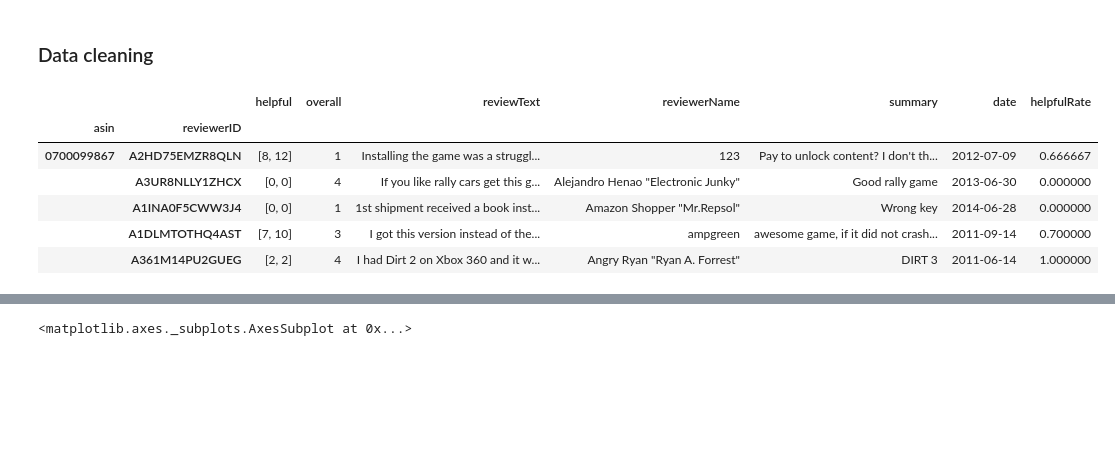
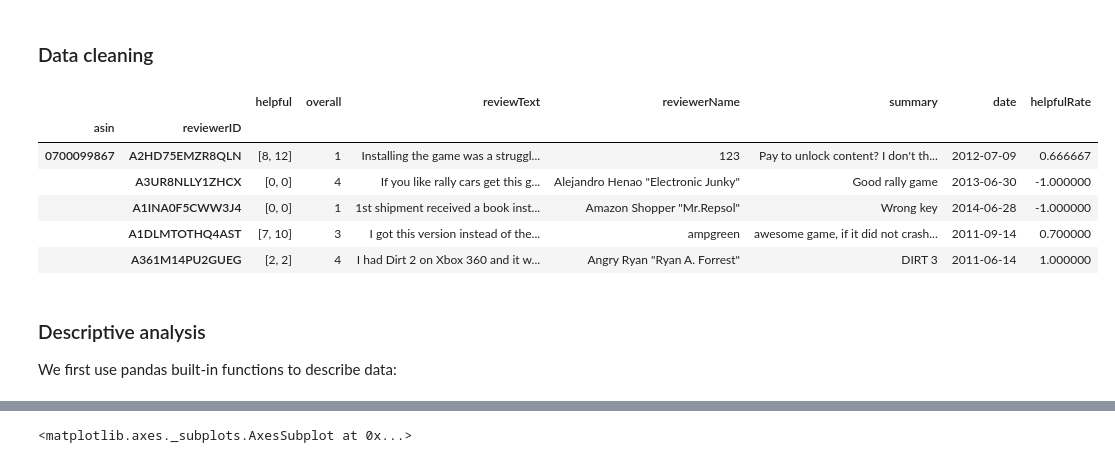
Before and after one commit to adamazon/adamazon-code, a Jupyter notebook: Project.ipynb, the cells around one changed output, grey strips where cells are left out. Saved outputs shown, nothing was run; the diff lists cells and outputs as text; code cells hidden in the pictures; blank space fills up the shorter version.

```diff
--- a/Project.ipynb
+++ b/Project.ipynb
@@ -47,23 +47,27 @@ dtype: object
 # %%
 def helpful_rate(row):
     was_helpful = row.helpful[0]
     total_evaluations = row.helpful[1]
 
     if total_evaluations == 0:
-        return 0
+        return -1
 
     return was_helpful/total_evaluations
 
 video_games['helpfulRate'] = video_games.apply(helpful_rate, axis=1)
 
 assert video_games.index.is_unique # There is no more than one review per person per product
 
 video_games.head()
 # %% [output]
 |  |  | helpful | overall | reviewText | reviewerName | summary | date | helpfulRate |
 | asin | reviewerID |  |  |  |  |  |  |  |
 | 0700099867 | A2HD75EMZR8QLN | [8, 12] | 1 | Installing the game was a struggl... | 123 | Pay to unlock content? I don't th... | 2012-07-09 | 0.666667 |
-|  | A3UR8NLLY1ZHCX | [0, 0] | 4 | If you like rally cars get this g... | Alejandro Henao "Electronic Junky" | Good rally game | 2013-06-30 | 0.000000 |
-|  | A1INA0F5CWW3J4 | [0, 0] | 1 | 1st shipment received a book inst... | Amazon Shopper "Mr.Repsol" | Wrong key | 2014-06-28 | 0.000000 |
+|  | A3UR8NLLY1ZHCX | [0, 0] | 4 | If you like rally cars get this g... | Alejandro Henao "Electronic Junky" | Good rally game | 2013-06-30 | -1.000000 |
+|  | A1INA0F5CWW3J4 | [0, 0] | 1 | 1st shipment received a book inst... | Amazon Shopper "Mr.Repsol" | Wrong key | 2014-06-28 | -1.000000 |
 |  | A1DLMTOTHQ4AST | [7, 10] | 3 | I got this version instead of the... | ampgreen | awesome game, if it did not crash... | 2011-09-14 | 0.700000 |
 |  | A361M14PU2GUEG | [2, 2] | 4 | I had Dirt 2 on Xbox 360 and it w... | Angry Ryan "Ryan A. Forrest" | DIRT 3 | 2011-06-14 | 1.000000 |
+# %% [markdown]
+### Descriptive analysis
+
+We first use pandas built-in functions to describe data:
```
Also changed, not shown: parts of 13 cells of this notebook.
